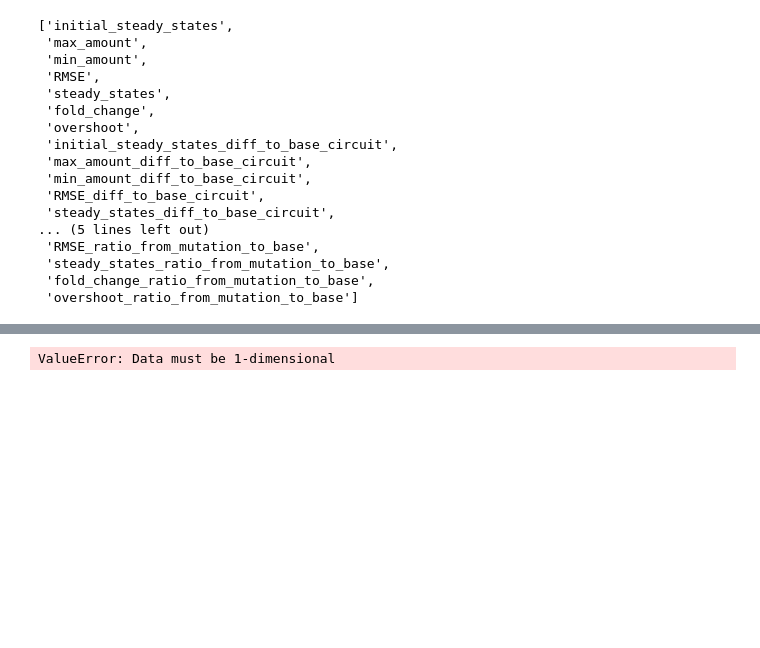
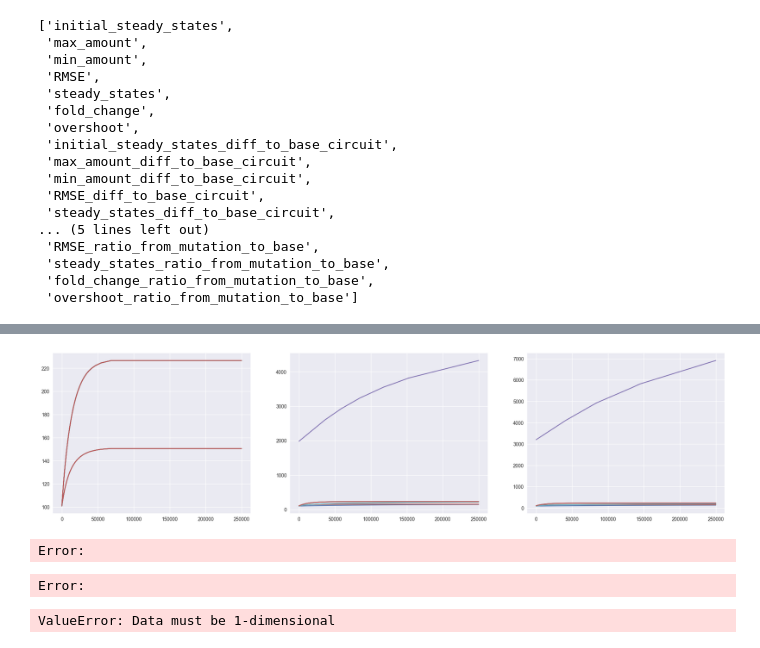
Before and after one commit to olive004/synbio_morpher, a Jupyter notebook: explanations/binding_energy_scan.ipynb, the cells around one changed output, grey strips where cells are left out. Cells and saved outputs as stored; diff of their text form; code cells hidden in the pictures; blank space fills up the shorter version.

```diff
--- a/explanations/binding_energy_scan.ipynb
+++ b/explanations/binding_energy_scan.ipynb
@@ -338,3 +348,52 @@ for i in range(5):
+# %%
+s1 = y_dfx[:, -1, :]
+
+target = 0.5
+a_sig = a * (1 + target)
+
+med_model = update_model_rates(med_model, a=a_sig)
+
+
+int_med_params = MedSimParams(delta_t=0.1, t_start=0.0, t_end=250000.0,
+                              poisson_sim_reactions=poiss_simmed, brownian_sim_reaction=brown_simmed)
+int_med_model = get_int_med_model(med_model)
+int_med_state = MedSimInternalState(concentrations=s1,
+                                    other_factors=jnp.zeros(len(med_model.other_factors)))
+
+sim_dfx = partial(bioreaction_sim_dfx_expanded,
+                  t0=int_med_params.t_start, t1=int_med_params.t_end, dt0=int_med_params.delta_t,
+                  inputs=int_med_model.reactions.inputs, outputs=int_med_model.reactions.outputs,
+                  forward_rates=int_med_model.reactions.forward_rates,
+                  signal=lambda x: x, signal_onehot=np.zeros(len(med_model.species))
+                  )
+
+
+def to_vmap_dfx(y0, reverse_rates):
+    return sim_dfx(y0=y0, reverse_rates=reverse_rates)
+
+
+vmap_dfx = jax.jit(jax.vmap(to_vmap_dfx))
+res_dfx2 = vmap_dfx(s1, b_reverse_rates[:3])
+
+tf = np.argmax(res_dfx2.ts[0] >= np.inf)
+y_dfx2 = res_dfx2.ys[:, :tf, :]
+t_dfx2 = res_dfx2.ts[0, :tf]
+# %%
+fig = plt.figure(figsize=(25, 6))
+for i in range(3):
+    ax = plt.subplot(1,3,i+1)
+    plt.plot(res_dfx2.ts[0, :tf], res_dfx2.ys[i, :tf, :])
+# plt.legend(model.species[:num_species])
+# %% [output]
+[figure, added]
+# %%
+
+analytics_func = jax.jit(jax.vmap(partial(generate_analytics, time=t_dfx2, labels=[s.name for s in med_model.species],
+                                    signal_onehot=signal_onehot, signal_time=t_dfx2[0])))
+analytics2 = analytics_func(y_dfx2)
+# %% [output]
+Error:
+Error:
 # %%
 analytics_df = pd.DataFrame({k: analytics[k] for k in analytics_types}, index=med_model.species)
 analytics_df
```
Also changed, not shown: parts of 9 cells of this notebook, 1 other file.
